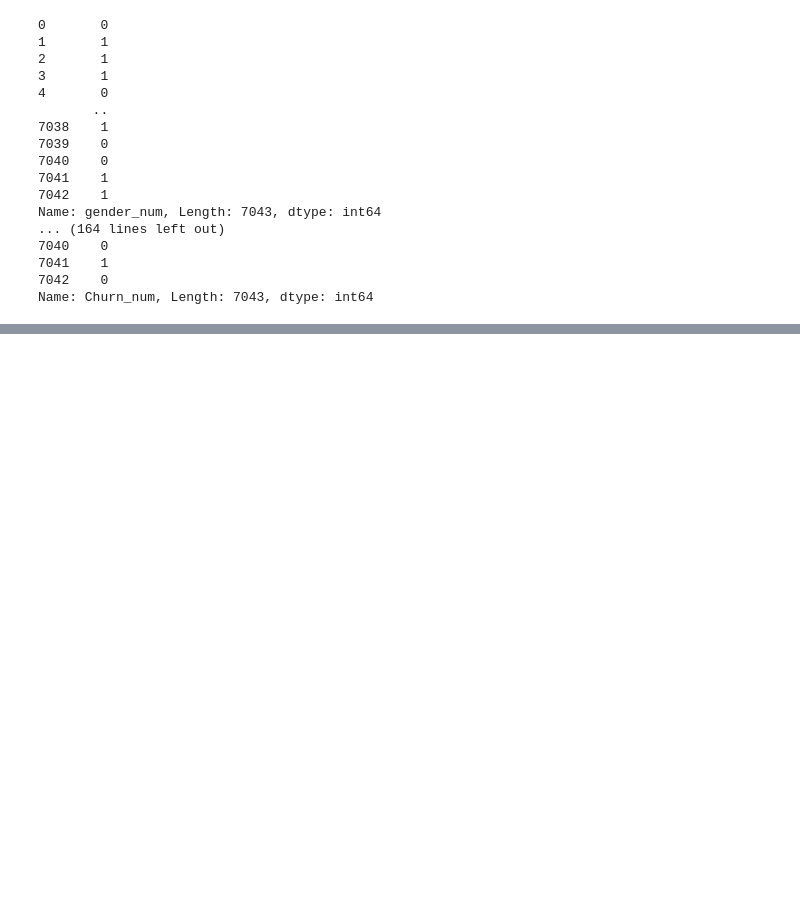
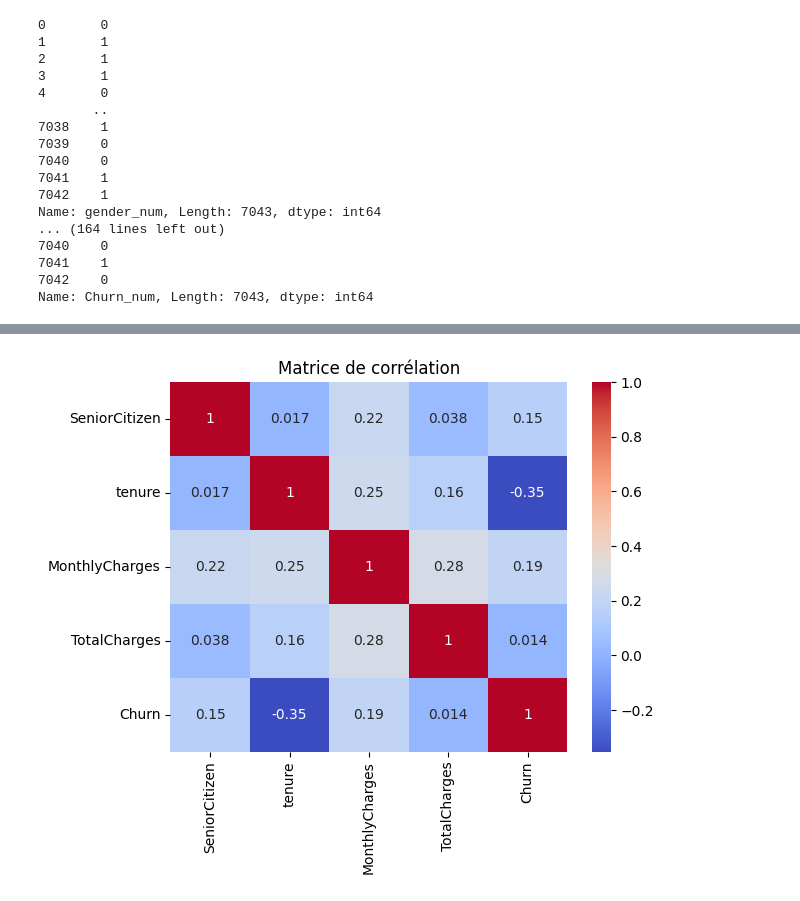
Before and after one commit to karimabenihda/Brief_1_t-l-communications, a Jupyter notebook: eda.ipynb, the cells around one changed output, grey strips where cells are left out. Saved outputs shown, nothing was run; the diff lists cells and outputs as text; code cells hidden in the pictures; blank space fills up the shorter version.

```diff
--- a/eda.ipynb
+++ b/eda.ipynb
@@ -146,0 +137,11 @@ Setting a gradient palette using color= is deprecated and will be removed in v0.
+# %%
+#corrilation
+data['Churn'] = encoder.fit_transform(data["Churn"])
+data['TotalCharges']=encoder.fit_transform(data["TotalCharges"])
+col=data.select_dtypes(include=["int64","float64"])
+
+sns.heatmap(col.corr(),annot=True,cmap="coolwarm")
+plt.title("Matrice de corrélation")
+plt.show()
+# %% [output]
+[figure, added]
```
Also changed, not shown: parts of 4 cells of this notebook, 4 other files.
